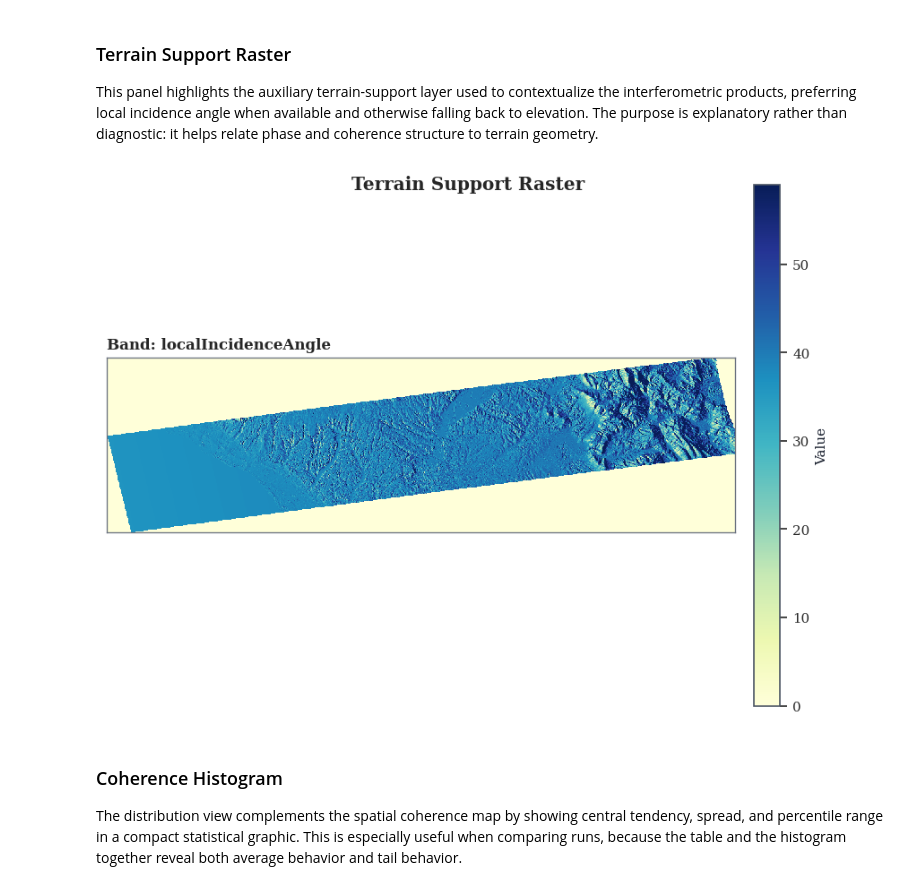
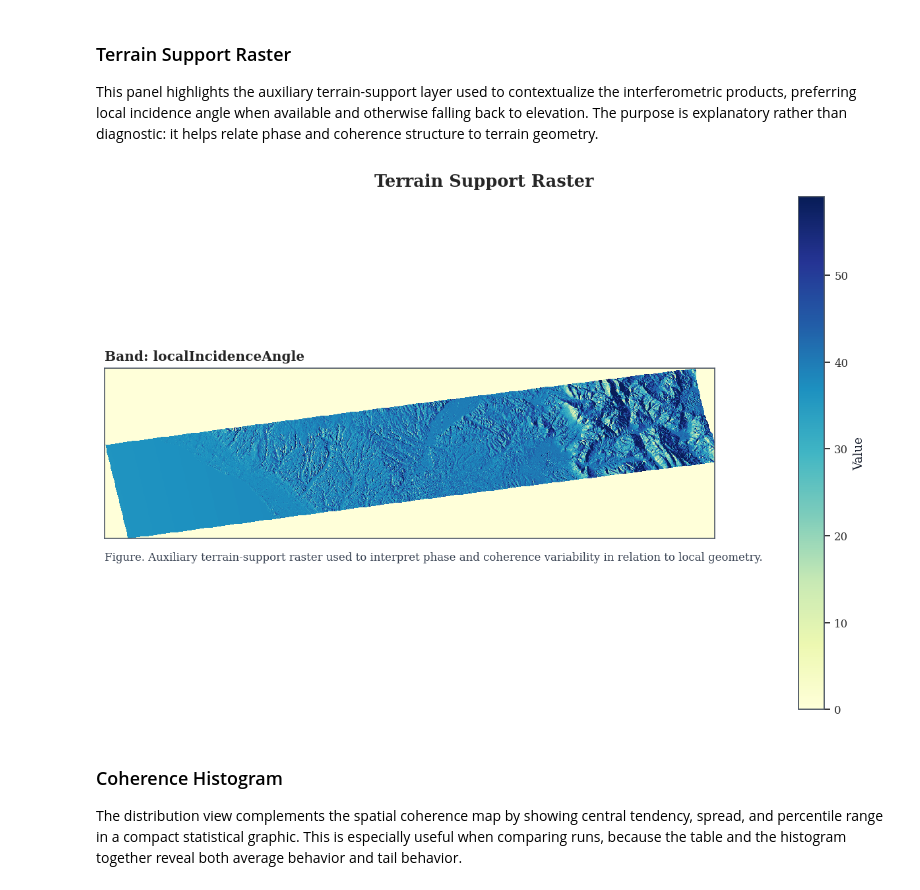
Before and after one commit to sirbastiano/srp, a Jupyter notebook: notebooks/snapflow_v2.ipynb, the cells around one changed output. Saved outputs shown, nothing was run; the diff lists cells and outputs as text; code cells hidden in the pictures.

```diff
--- a/notebooks/snapflow_v2.ipynb
+++ b/notebooks/snapflow_v2.ipynb
@@ -765,16 +778,18 @@ display(support_stats_df)
 
 Wrapped phase is shown on its own so the interferometric fringe structure can be inspected without competing visual layers. Since the phase is wrapped into the interval \((-\pi, \pi]\), cyclic color is appropriate here and only here.
 # %%
-fig, ax = plt.subplots(figsize=(6.8, 4.9), constrained_layout=True)
-fig.suptitle("Wrapped Phase", fontsize=12, fontweight="semibold", y=1.01)
+fig, ax = plt.subplots(figsize=(8.8, 6.1), constrained_layout=True)
+fig.suptitle("Wrapped Phase", fontsize=14, fontweight="semibold", y=1.01)
 
 if phase_i and phase_q:
     phase_data = wrapped_phase(phase_i, phase_q)
     im = ax.imshow(phase_data, cmap="twilight", vmin=-np.pi, vmax=np.pi, interpolation="nearest")
-    ax.set_title(f"Product: {phase_product.stem}", loc="left", fontsize=10)
-    cbar = fig.colorbar(im, ax=ax, fraction=0.046, pad=0.03)
-    cbar.set_label("Phase [rad]", fontsize=9)
+    ax.set_title(f"Product: {phase_product.stem}", loc="left", fontsize=11)
+    cbar = fig.colorbar(im, ax=ax, fraction=0.042, pad=0.028)
+    cbar.set_label("Phase [rad]", fontsize=10)
+    cbar.ax.tick_params(labelsize=9)
     apply_map_format(ax)
+    add_panel_caption(ax, "Figure. Wrapped interferometric phase. Cyclic coloring is used because the phase is defined modulo 2π.")
 else:
     mark_empty(ax, "Wrapped phase bands not available")
 
@@ -786,15 +801,17 @@ plt.show()
 
 Coherence is separated into its own panel to make spatial quality variations easier to assess. A monotonic sequential colormap is used because coherence has a natural ordered interpretation from low to high quality.
 # %%
-fig, ax = plt.subplots(figsize=(6.8, 4.9), constrained_layout=True)
-fig.suptitle("Coherence", fontsize=12, fontweight="semibold", y=1.01)
+fig, ax = plt.subplots(figsize=(8.8, 6.1), constrained_layout=True)
+fig.suptitle("Coherence", fontsize=14, fontweight="semibold", y=1.01)
 
 if coherence_data is not None:
     im = ax.imshow(coherence_data, cmap="Blues", vmin=0.0, vmax=1.0, interpolation="nearest")
-    ax.set_title(f"Band: {coherence_band.stem}", loc="left", fontsize=10)
-    cbar = fig.colorbar(im, ax=ax, fraction=0.046, pad=0.03)
-    cbar.set_label("Coherence", fontsize=9)
+    ax.set_title(f"Band: {coherence_band.stem}", loc="left", fontsize=11)
+    cbar = fig.colorbar(im, ax=ax, fraction=0.042, pad=0.028)
+    cbar.set_label("Coherence", fontsize=10)
+    cbar.ax.tick_params(labelsize=9)
     apply_map_format(ax)
+    add_panel_caption(ax, "Figure. Spatial distribution of coherence. Brighter tones indicate stronger local agreement between master and slave observations.")
 else:
     mark_empty(ax, "Coherence band not available")
 
@@ -806,22 +823,24 @@ plt.show()
 
 This panel highlights the auxiliary terrain-support layer used to contextualize the interferometric products, preferring local incidence angle when available and otherwise falling back to elevation. The purpose is explanatory rather than diagnostic: it helps relate phase and coherence structure to terrain geometry.
 # %%
-fig, ax = plt.subplots(figsize=(6.8, 5.0), constrained_layout=True)
-fig.suptitle("Terrain Support Raster", fontsize=12, fontweight="semibold", y=1.01)
+fig, ax = plt.subplots(figsize=(8.8, 6.3), constrained_layout=True)
+fig.suptitle("Terrain Support Raster", fontsize=14, fontweight="semibold", y=1.01)
 
 if support_data is not None:
     vmin, vmax = robust_limits(support_data)
     im = ax.imshow(support_data, cmap="YlGnBu", vmin=vmin, vmax=vmax, interpolation="nearest")
-    ax.set_title(f"Band: {support_band.stem}", loc="left", fontsize=10)
-    cbar = fig.colorbar(im, ax=ax, fraction=0.046, pad=0.03)
-    cbar.set_label("Value", fontsize=9)
+    ax.set_title(f"Band: {support_band.stem}", loc="left", fontsize=11)
+    cbar = fig.colorbar(im, ax=ax, fraction=0.042, pad=0.028)
+    cbar.set_label("Value", fontsize=10)
+    cbar.ax.tick_params(labelsize=9)
     apply_map_format(ax)
+    add_panel_caption(ax, "Figure. Auxiliary terrain-support raster used to interpret phase and coherence variability in relation to local geometry.")
 else:
     mark_empty(ax, "Terrain support raster not available")
 
 plt.show()
 # %% [output]
-[figure, old version]
+[figure, new version]
 # %% [markdown]
 ### Coherence Histogram
 
```
Also changed, not shown: parts of 4 cells of this notebook.
